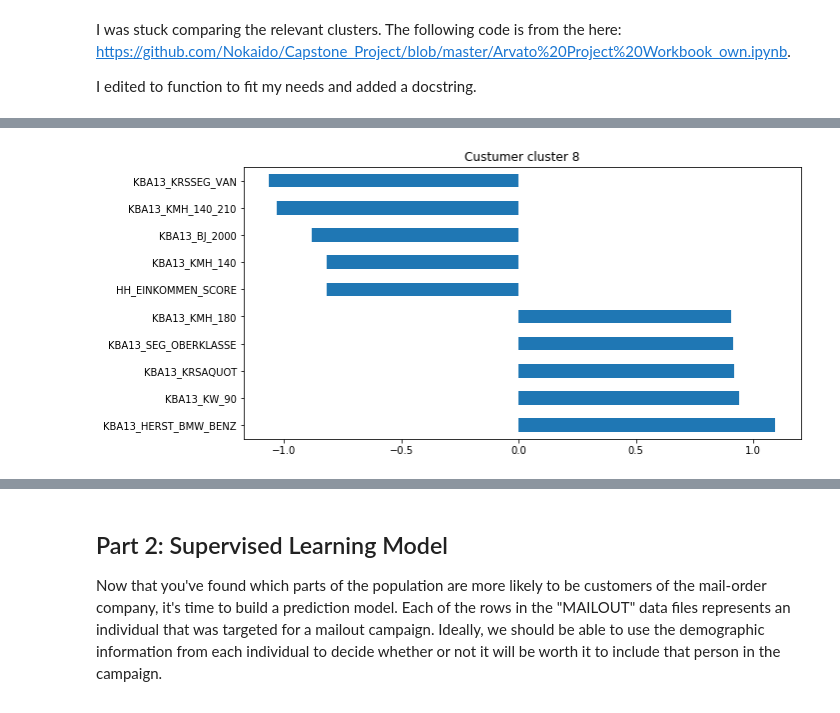
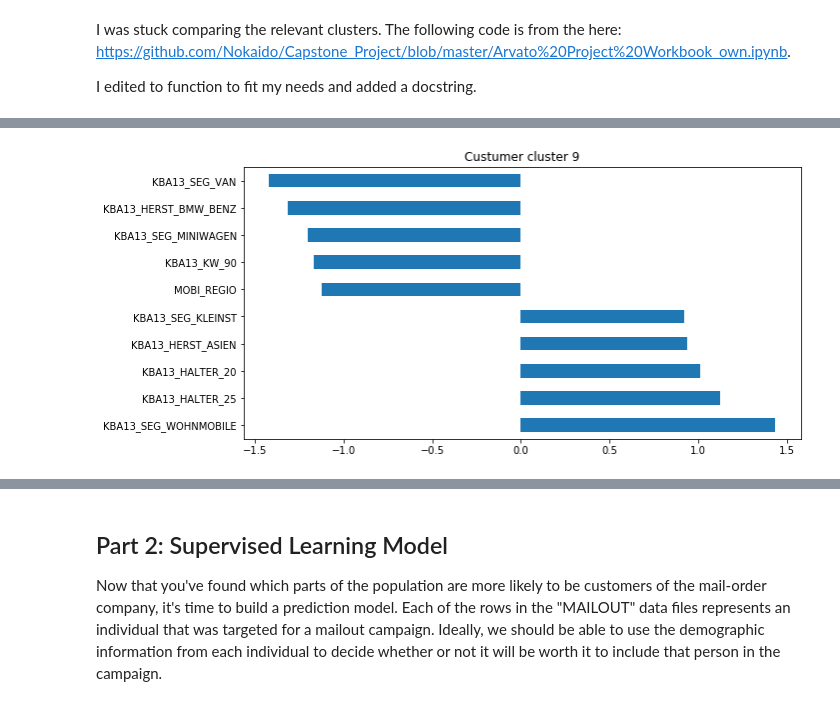
Before and after one commit to MarkusMueller-DS/Data-Scientist-Udacity-Nanodegree, a Jupyter notebook: Capstone Project/Arvato Project Workbook.ipynb, the cells around one changed output, grey strips where cells are left out. Drawn from its saved outputs; the diff is of its cells as text; code cells hidden in the pictures.

```diff
--- a/Capstone Project/Arvato Project Workbook.ipynb
+++ b/Capstone Project/Arvato Project Workbook.ipynb
@@ -1065,4 +1138,4 @@ This individual :
 # %%
-plot_cluster(azdias, model, 8, 'Custumer', 'cluster_8.png')
+plot_cluster(azdias, model, 9, 'Custumer', 'cluster_9.png')
 # %% [output]
-[figure, old version]
+[figure, new version]
```
Also changed, not shown: parts of 34 cells of this notebook, 1 other file.
